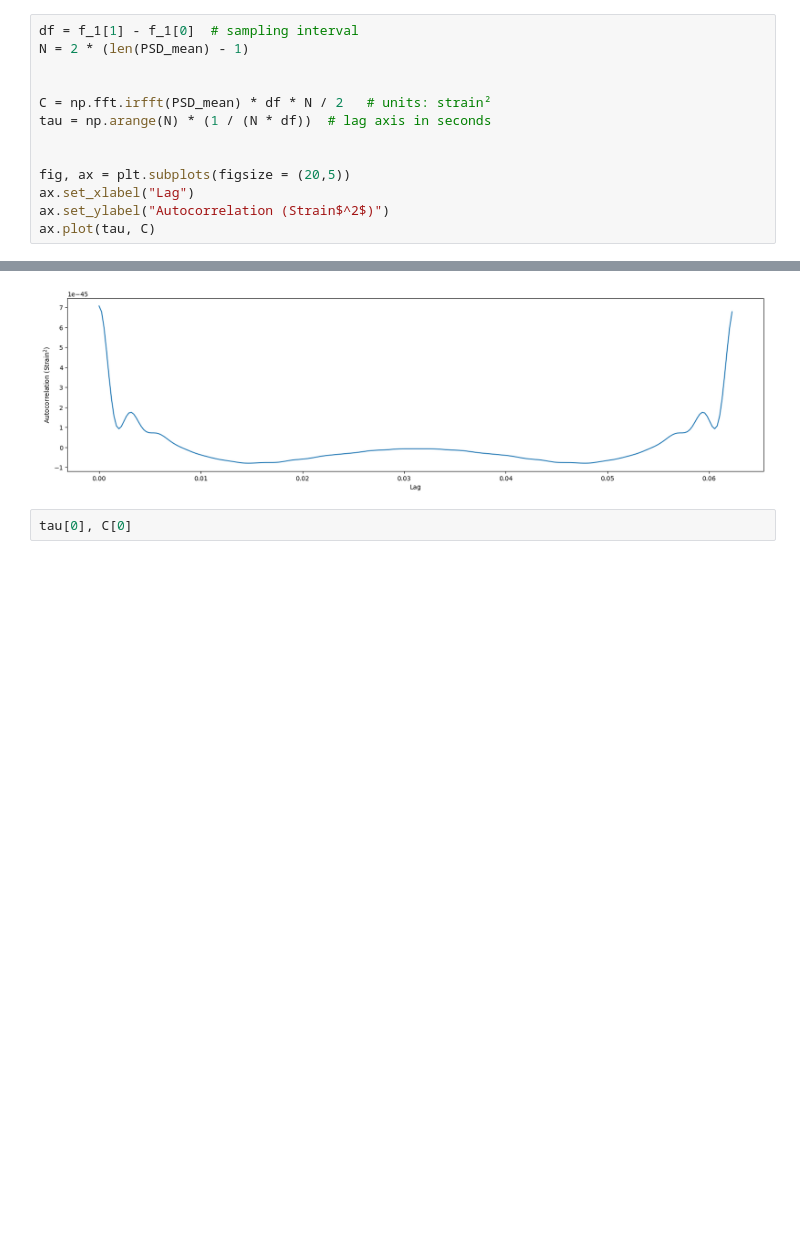
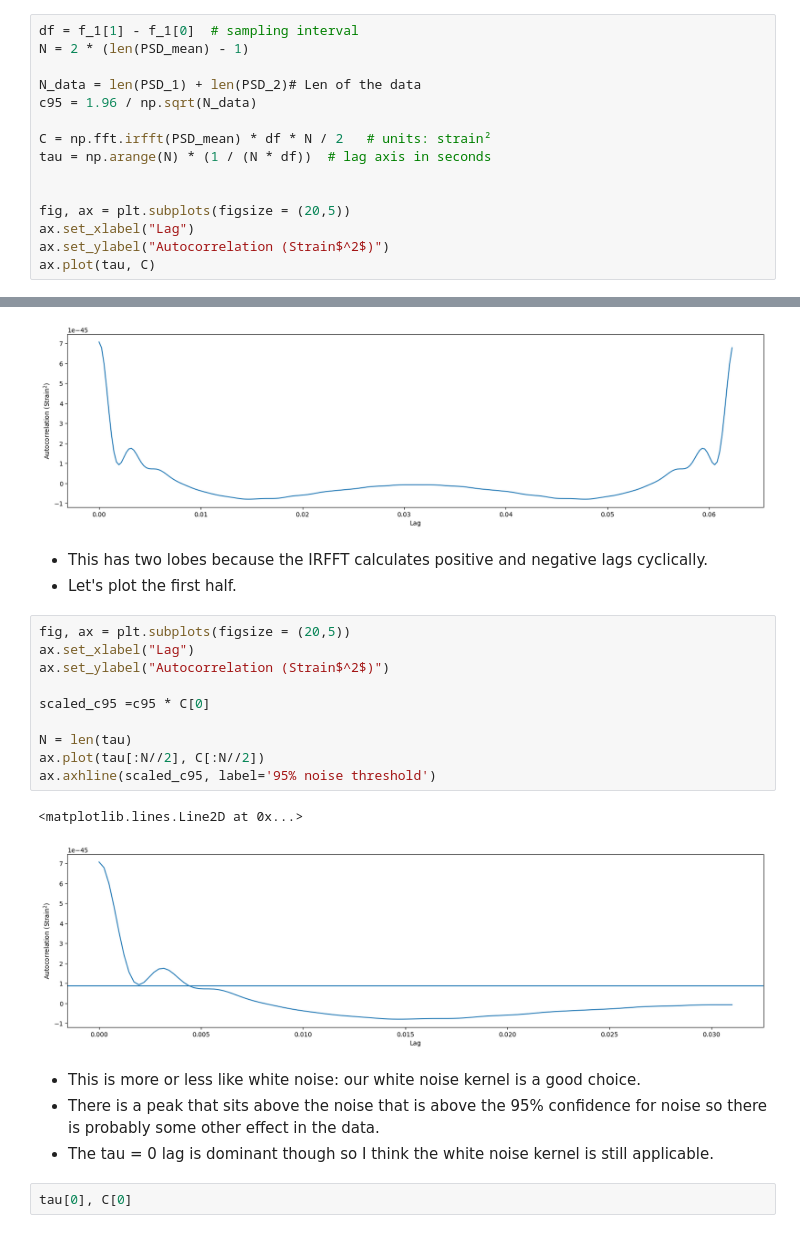
Before and after one commit to JoeyWee1/A5-Gravitational-Waves-QNM-Fitting-CW, a Jupyter notebook: solutions.ipynb, the cells around one changed output, grey strips where cells are left out. Cells and saved outputs as stored; diff of their text form; blank space fills up the shorter version.

```diff
--- a/solutions.ipynb
+++ b/solutions.ipynb
@@ -418,6 +418,8 @@ ax.set_xlim(0,1000)
 df = f_1[1] - f_1[0]  # sampling interval
 N = 2 * (len(PSD_mean) - 1)
 
+N_data = len(PSD_1) + len(PSD_2)# Len of the data
+c95 = 1.96 / np.sqrt(N_data)
 
 C = np.fft.irfft(PSD_mean) * df * N / 2   # units: strain²
 tau = np.arange(N) * (1 / (N * df))  # lag axis in seconds
@@ -430,6 +432,26 @@ ax.plot(tau, C)
 # %% [output]
 [<matplotlib.lines.Line2D at 0x...>]
 [figure]
+# %% [markdown]
+- This has two lobes because the IRFFT calculates positive and negative lags cyclically.
+- Let's plot the first half.
+# %%
+fig, ax = plt.subplots(figsize = (20,5))
+ax.set_xlabel("Lag")
+ax.set_ylabel("Autocorrelation (Strain$^2$)")
+
+scaled_c95 =c95 * C[0]
+
+N = len(tau)
+ax.plot(tau[:N//2], C[:N//2])
+ax.axhline(scaled_c95, label='95% noise threshold')
+# %% [output]
+<matplotlib.lines.Line2D at 0x...>
+[figure, added]
+# %% [markdown]
+- This is more or less like white noise: our white noise kernel is a good choice.
+- There is a peak that sits above the noise that is above the 95% confidence for noise so there is probably some other effect in the data.
+- The tau = 0 lag is dominant though so I think the white noise kernel is still applicable.
 # %%
 tau[0], C[0]
 # %% [output]
```
Also changed, not shown: parts of 2 cells of this notebook.
